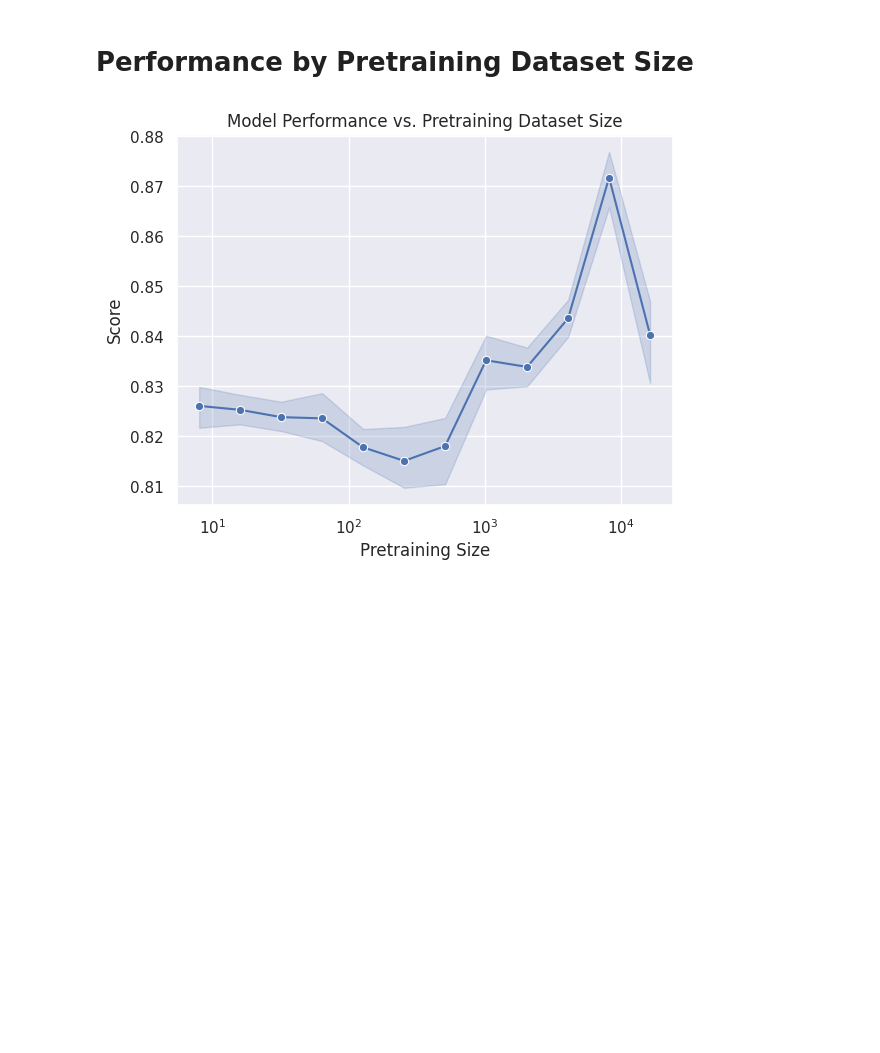
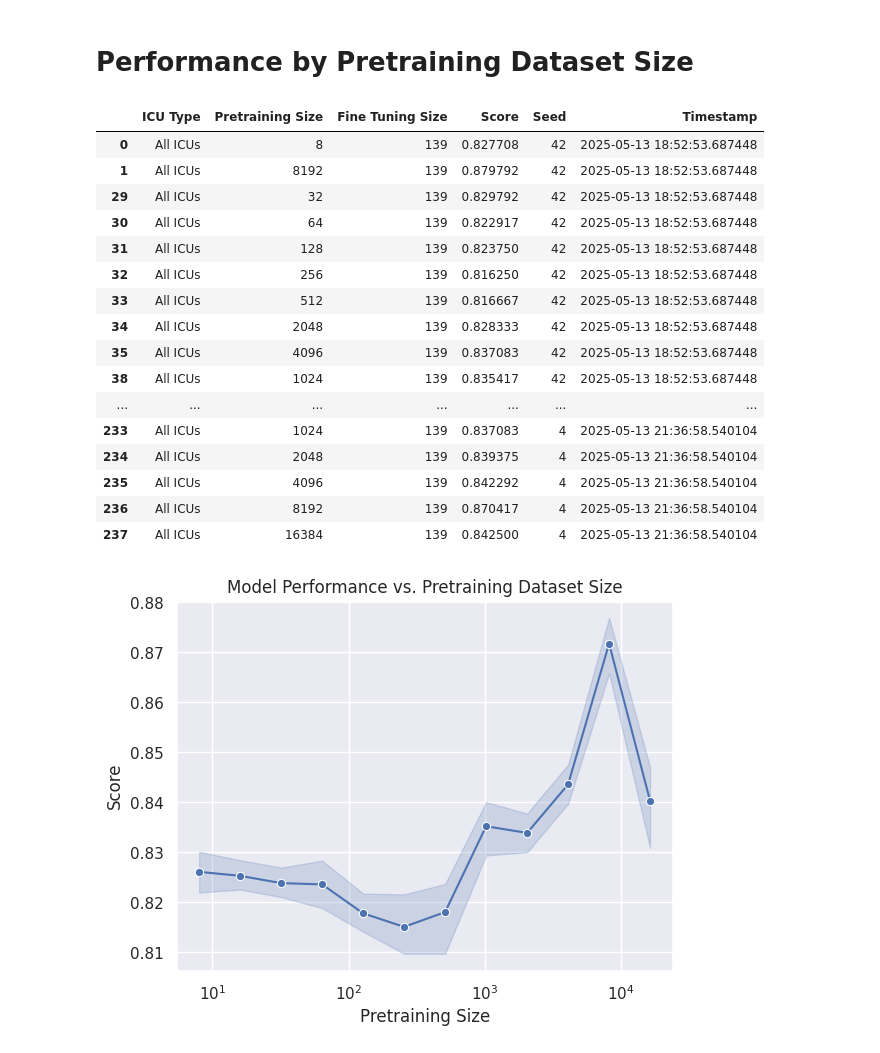
Before and after one commit to isears/tabecmo, a Jupyter notebook: visualizations.ipynb, the cells around one changed output. Drawn from its saved outputs; the diff is of its cells as text; code cells hidden in the pictures; blank space fills up the shorter version.

```diff
--- a/visualizations.ipynb
+++ b/visualizations.ipynb
@@ -111,6 +111,25 @@ Passing `palette` without assigning `hue` is deprecated and will be removed in v
 # Performance by Pretraining Dataset Size
 # %%
 pvpt = results_raw[(results_raw['Pretraining Size'] != 0) & (results_raw['Pretraining Size'] != 1000)]
+pvpt
+# %% [output]
+|  | ICU Type | Pretraining Size | Fine Tuning Size | Score | Seed | Timestamp |
+| 0 | All ICUs | 8 | 139 | 0.827708 | 42 | 2025-05-13 18:52:53.687448 |
+| 1 | All ICUs | 8192 | 139 | 0.879792 | 42 | 2025-05-13 18:52:53.687448 |
+| 29 | All ICUs | 32 | 139 | 0.829792 | 42 | 2025-05-13 18:52:53.687448 |
+| 30 | All ICUs | 64 | 139 | 0.822917 | 42 | 2025-05-13 18:52:53.687448 |
+| 31 | All ICUs | 128 | 139 | 0.823750 | 42 | 2025-05-13 18:52:53.687448 |
+| 32 | All ICUs | 256 | 139 | 0.816250 | 42 | 2025-05-13 18:52:53.687448 |
+| 33 | All ICUs | 512 | 139 | 0.816667 | 42 | 2025-05-13 18:52:53.687448 |
+| 34 | All ICUs | 2048 | 139 | 0.828333 | 42 | 2025-05-13 18:52:53.687448 |
+| 35 | All ICUs | 4096 | 139 | 0.837083 | 42 | 2025-05-13 18:52:53.687448 |
+| 38 | All ICUs | 1024 | 139 | 0.835417 | 42 | 2025-05-13 18:52:53.687448 |
+| ... | ... | ... | ... | ... | ... | ... |
+| 233 | All ICUs | 1024 | 139 | 0.837083 | 4 | 2025-05-13 21:36:58.540104 |
+| 234 | All ICUs | 2048 | 139 | 0.839375 | 4 | 2025-05-13 21:36:58.540104 |
+| 235 | All ICUs | 4096 | 139 | 0.842292 | 4 | 2025-05-13 21:36:58.540104 |
+| 236 | All ICUs | 8192 | 139 | 0.870417 | 4 | 2025-05-13 21:36:58.540104 |
+| 237 | All ICUs | 16384 | 139 | 0.842500 | 4 | 2025-05-13 21:36:58.540104 |
 # %%
 sns.set_theme()
 
```
Also changed, not shown: parts of 4 cells of this notebook, 6 other files.
